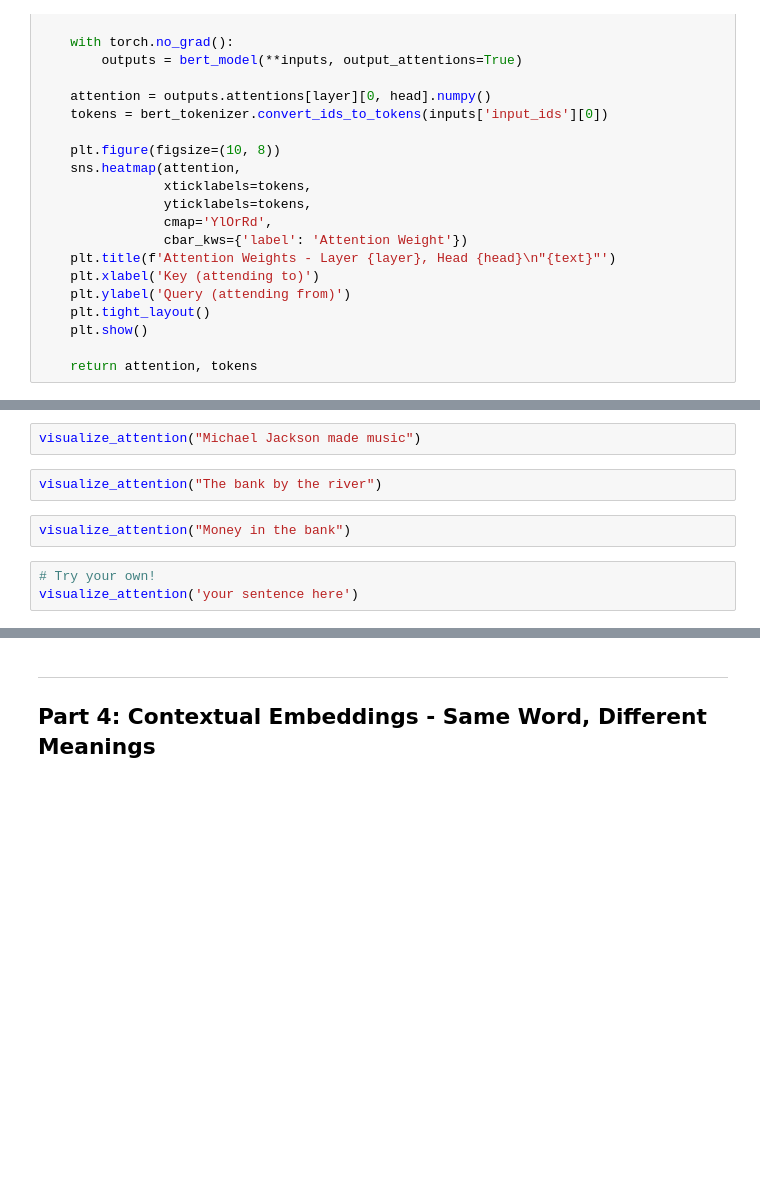
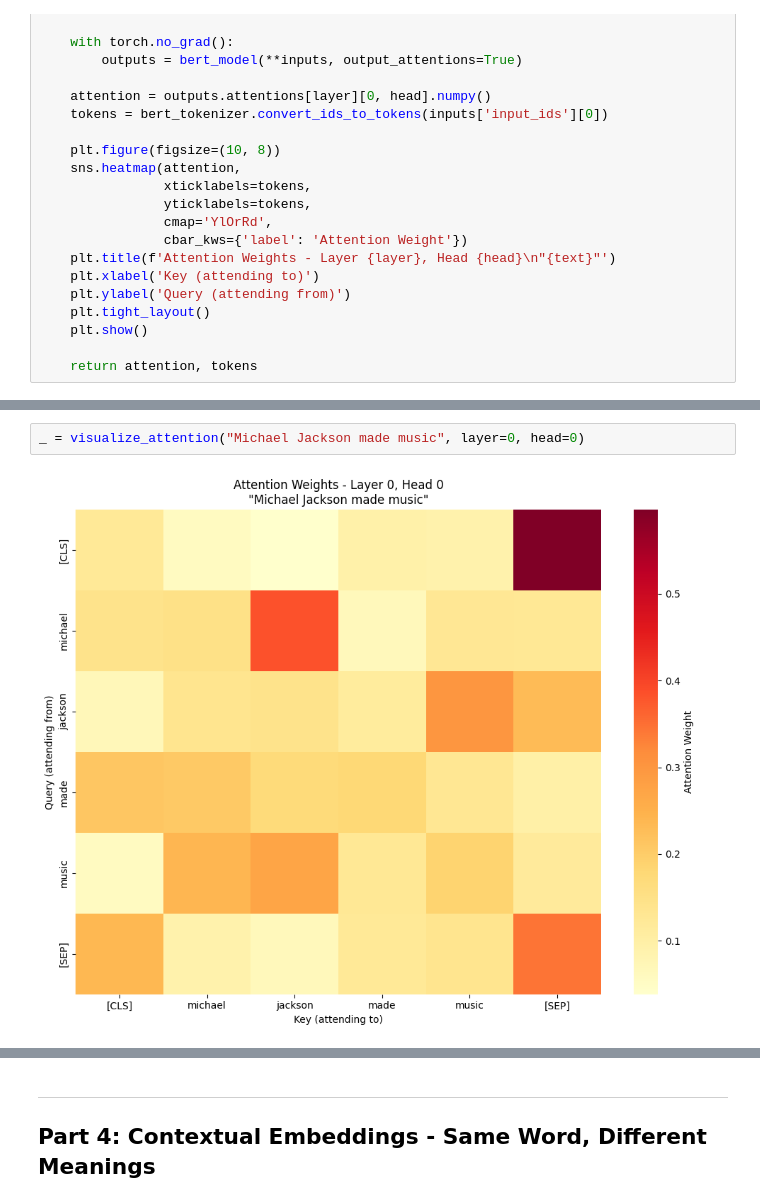
Before and after one commit to tchoffman/demystify-attention, a Jupyter notebook: llm_attention_demo.ipynb, the cells around one changed output, grey strips where cells are left out. Saved outputs shown, nothing was run; the diff lists cells and outputs as text; blank space fills up the shorter version.

```diff
--- a/llm_attention_demo.ipynb
+++ b/llm_attention_demo.ipynb
@@ -538,9 +553,4 @@ visualize_attention("Michael Jordan plays basketball")
 # %%
-visualize_attention("Michael Jackson made music")
+_ = visualize_attention("Michael Jackson made music", layer=0, head=0)
+# %% [output]
+[figure, added]
-# %%
-visualize_attention("The bank by the river")
-# %%
-visualize_attention("Money in the bank")
-# %%
-# Try your own!
-visualize_attention('your sentence here')
```
Also changed, not shown: parts of 6 cells of this notebook.
